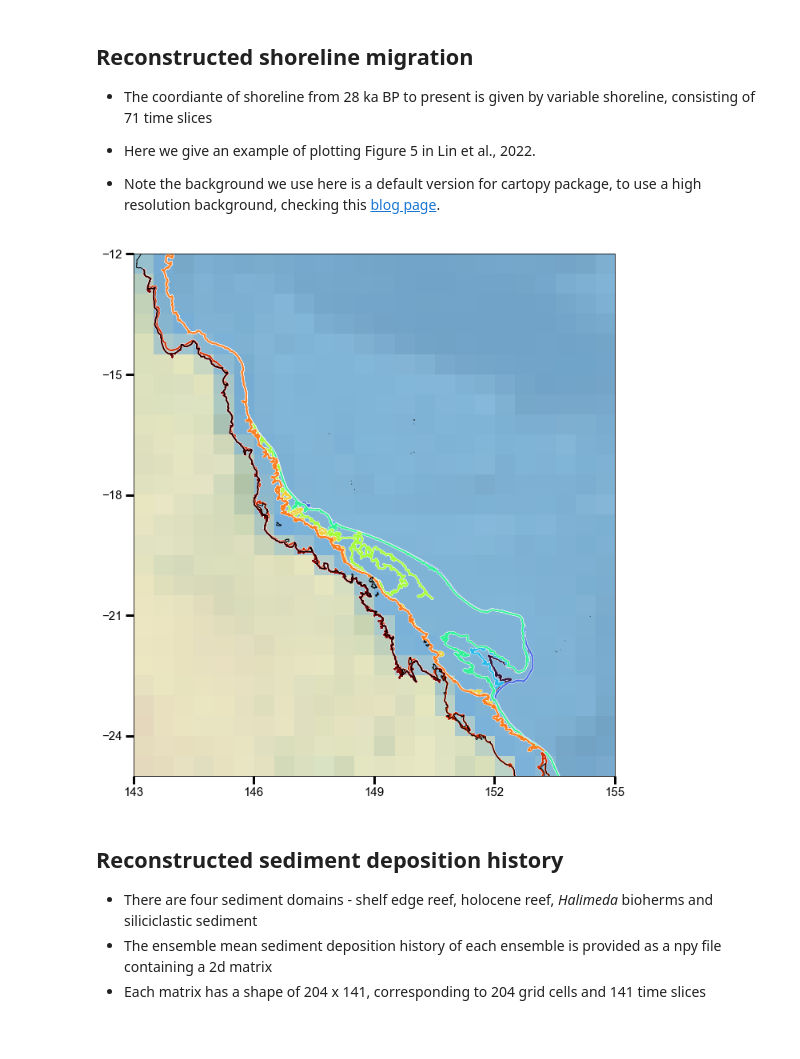
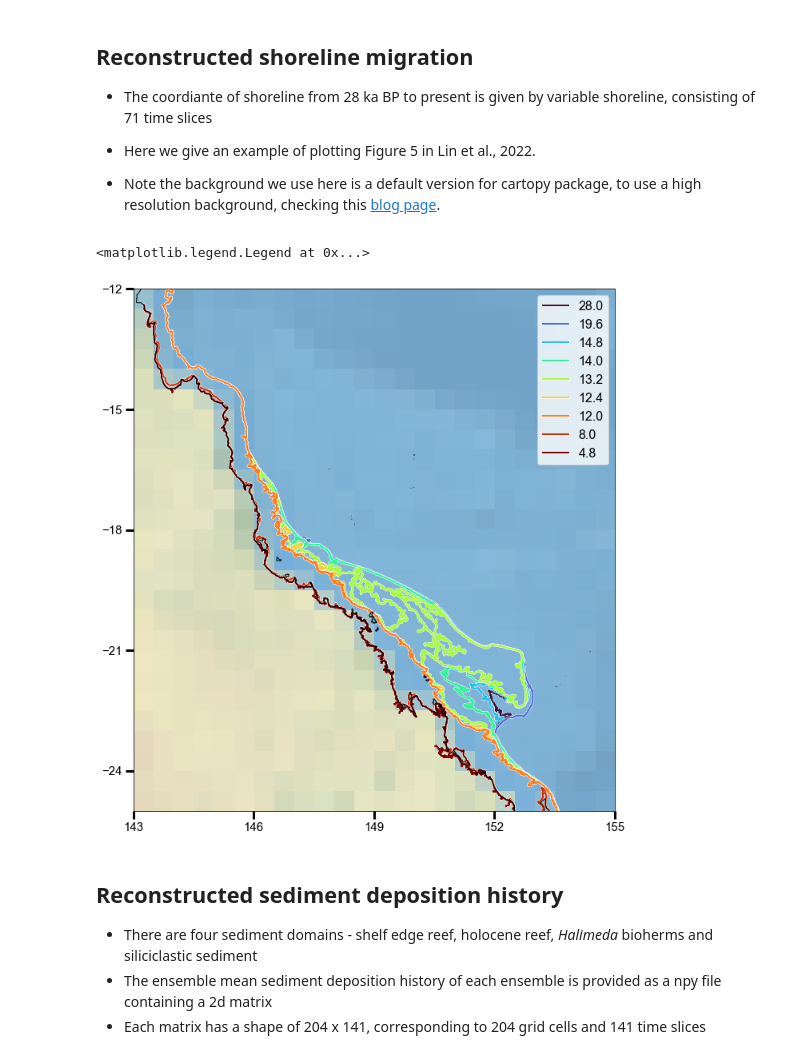
Before and after one commit to yc-lin-geo/GBR-Sediment, a Jupyter notebook: GBR_Sediment.ipynb, the cells around one changed output. Cells and saved outputs as stored; diff of their text form; code cells hidden in the pictures.

```diff
--- a/GBR_Sediment.ipynb
+++ b/GBR_Sediment.ipynb
@@ -120,29 +120,31 @@ def moving_average(a, n=3) :
 # %%
 fig = plt.figure(figsize=(20,12))
 ax = fig.add_subplot(1, 1, 1, projection=ccrs.PlateCarree())
 ax.coastlines('10m',zorder=20)
 ax.tick_params(labelsize=15,pad=4,which='major',direction='out',length=10,width=3)
 
 ax.set_extent([143,155,-12, -25])
 ax.set_xticks([143,146,149,152,155], crs=ccrs.PlateCarree())
 ax.set_yticks(np.arange(-12,-25,-3), crs=ccrs.PlateCarree())
 ax.tick_params(labelsize=15,pad=4,which='major',direction='out',length=10,width=3)
 ax.background_img()
 n = 9 # showing 9 time slices
 colors = pl.cm.turbo(np.linspace(0,1,9)) # find corresponding color for each time slice
 count = 0
 time_slice_index =[0,21,33,35,37,39,40,50,58]
 for i in time_slice_index:
     #print(interp_200_time[i])
     zero_index = shoreline[i,:,0]!=0
     average_x = moving_average(shoreline[i,:,0][zero_index],200)
     average_y = moving_average(shoreline[i,:,1][zero_index],200)
     ax.plot(shoreline[i,:,0][zero_index],shoreline[i,:,1][zero_index],color=colors[count],
             linewidth=2,
-            path_effects=[pe.Stroke(linewidth=3, foreground='snow'), pe.Normal()])
+            path_effects=[pe.Stroke(linewidth=3, foreground='snow'), pe.Normal()],label =np.round( time[i],2))
     count+=1
+plt.legend()
 # %% [output]
+<matplotlib.legend.Legend at 0x...>
-[figure, old version]
+[figure, new version]
 # %% [markdown]
 ## Reconstructed sediment deposition history
 
```
